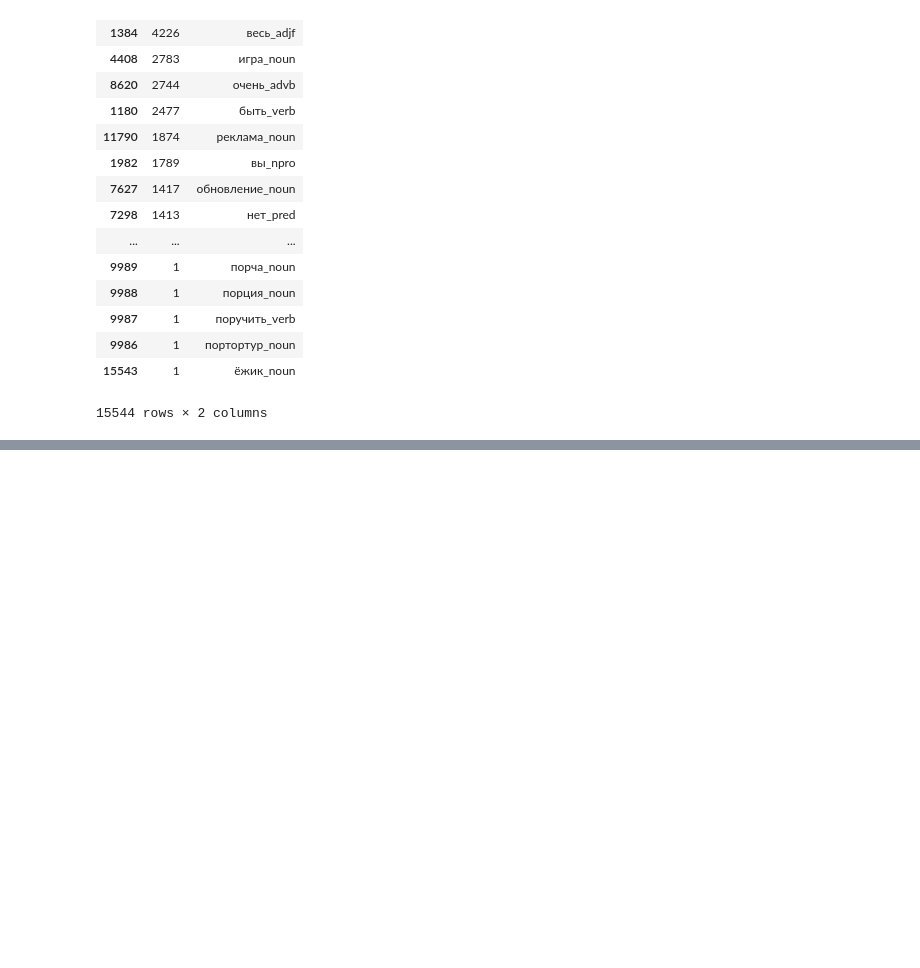
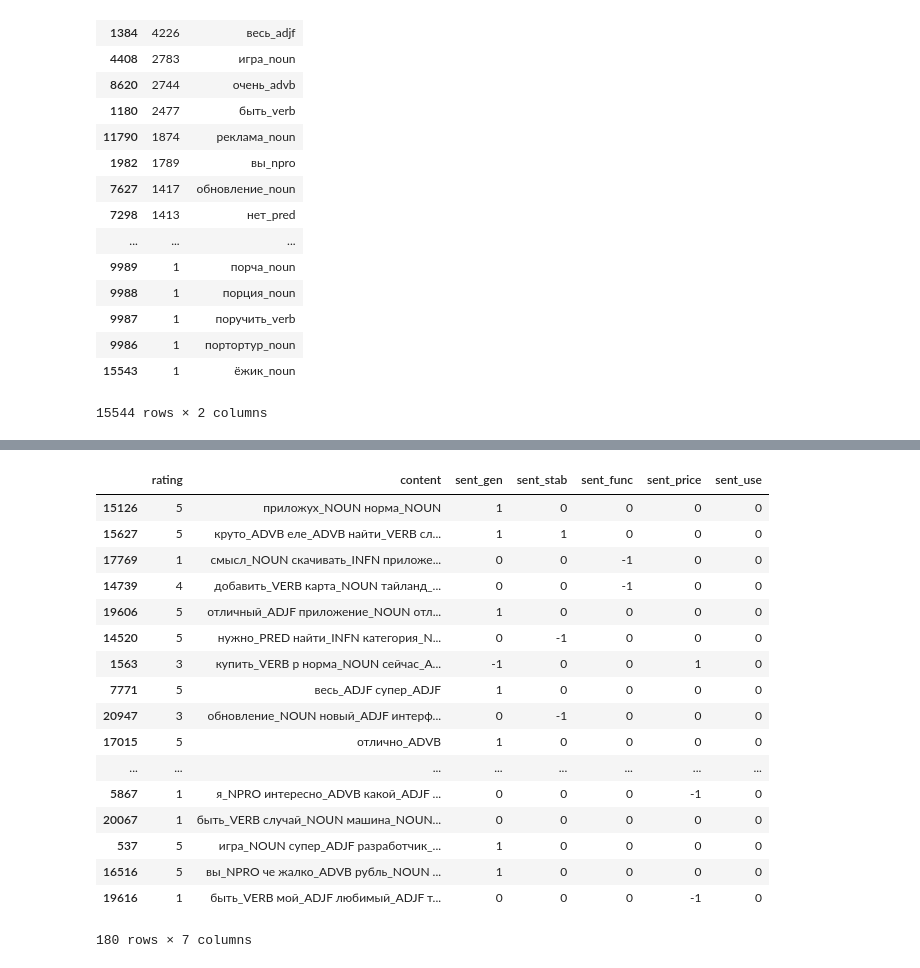
Before and after one commit to dayannn/sentiments, a Jupyter notebook: Sent_asp.ipynb, the cells around one changed output, grey strips where cells are left out. Cells and saved outputs as stored; diff of their text form; code cells hidden in the pictures; blank space fills up the shorter version.

```diff
--- a/Sent_asp.ipynb
+++ b/Sent_asp.ipynb
@@ -285,0 +302,22 @@ AttributeError: 'list' object has no attribute 'shape'
+# %%
+normalize_revs(test_df)
+test_df
+# %% [output]
+|  | rating | content | sent_gen | sent_stab | sent_func | sent_price | sent_use |
+| 15126 | 5 | приложух_NOUN норма_NOUN | 1 | 0 | 0 | 0 | 0 |
+| 15627 | 5 | круто_ADVB еле_ADVB найти_VERB сл... | 1 | 1 | 0 | 0 | 0 |
+| 17769 | 1 | смысл_NOUN скачивать_INFN приложе... | 0 | 0 | -1 | 0 | 0 |
+| 14739 | 4 | добавить_VERB карта_NOUN тайланд_... | 0 | 0 | -1 | 0 | 0 |
+| 19606 | 5 | отличный_ADJF приложение_NOUN отл... | 1 | 0 | 0 | 0 | 0 |
+| 14520 | 5 | нужно_PRED найти_INFN категория_N... | 0 | -1 | 0 | 0 | 0 |
+| 1563 | 3 | купить_VERB р норма_NOUN сейчас_A... | -1 | 0 | 0 | 1 | 0 |
+| 7771 | 5 | весь_ADJF супер_ADJF | 1 | 0 | 0 | 0 | 0 |
+| 20947 | 3 | обновление_NOUN новый_ADJF интерф... | 0 | -1 | 0 | 0 | 0 |
+| 17015 | 5 | отлично_ADVB | 1 | 0 | 0 | 0 | 0 |
+| ... | ... | ... | ... | ... | ... | ... | ... |
+| 5867 | 1 | я_NPRO интересно_ADVB какой_ADJF ... | 0 | 0 | 0 | -1 | 0 |
+| 20067 | 1 | быть_VERB случай_NOUN машина_NOUN... | 0 | 0 | 0 | 0 | 0 |
+| 537 | 5 | игра_NOUN супер_ADJF разработчик_... | 1 | 0 | 0 | 0 | 0 |
+| 16516 | 5 | вы_NPRO че жалко_ADVB рубль_NOUN ... | 1 | 0 | 0 | 0 | 0 |
+| 19616 | 1 | быть_VERB мой_ADJF любимый_ADJF т... | 0 | 0 | 0 | -1 | 0 |
+180 rows × 7 columns
```
Also changed, not shown: parts of 25 cells of this notebook, 1 other file.
